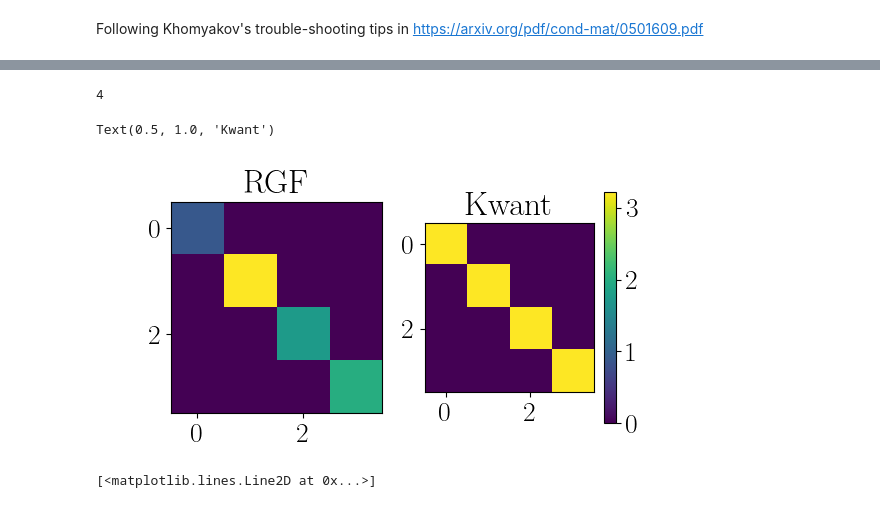
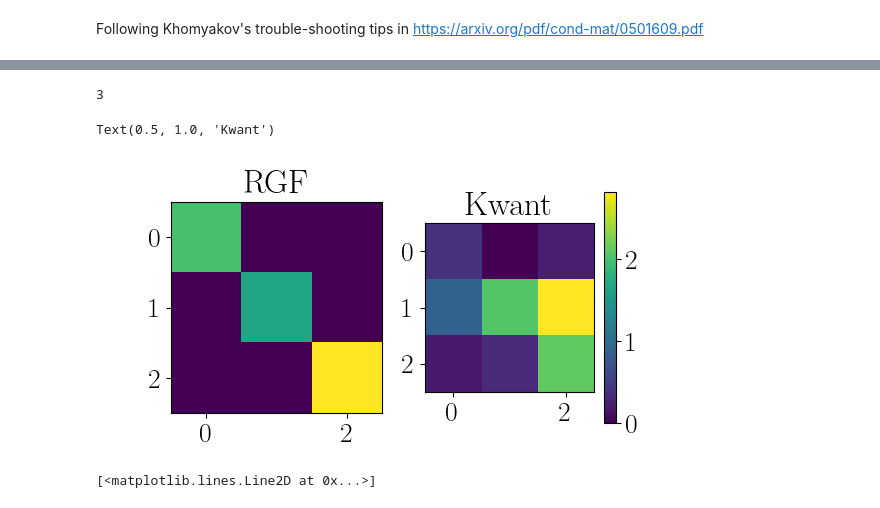
Before and after one commit to krishtoffel99/Josephson-Investigations-Old, a Jupyter notebook: Josephson effect and Supercurrents/diagnostics_2.ipynb, the cells around one changed output, grey strips where cells are left out. Cells and saved outputs as stored; diff of their text form; code cells hidden in the pictures.

Commit message:
Debugging runs

```diff
--- a/Josephson effect and Supercurrents/diagnostics_2.ipynb
+++ b/Josephson effect and Supercurrents/diagnostics_2.ipynb
@@ -49,10 +52,10 @@ params = JosephsonParameters(W = 10 ,
                              t = 1,
                              a = 1 ,
                              flux = 0,
-                             energy = 1.2,
+                             energy = 0.5,
                              Delta = 0,
                              phase = 0,
-                             mu = 1.2,
+                             mu = 0.5,
                             tol = 1e-4)
 # %%
 import scipy
@@ -181,13 +184,13 @@ def compute_transmission_matrix(lead_indices , params):
         H_tildes[: , : , j] = so.h_0(j , params)
 
     # Source term at the left lead:
-    source_term = so.T(slice_left , +1 , params) @(np.linalg.inv(F_pos_left) - np.linalg.inv(F_neg_left))
+    source_term = so.T(slice_left , +1 , params) @ (np.linalg.inv(F_pos_left) - np.linalg.inv(F_neg_left))
 
     # Recursive step:
     G_start = np.linalg.inv(params.energy*np.identity(params.W) - H_start_tilde)
-
     diag_greensfunctions = np.zeros(shape = (params.W , params.W , no_steps))
     off_diag_greensfunctions = np.zeros(shape = (params.W , params.W , no_steps))
+
     # Initial condition:
     diag_greensfunctions[: , : , 0] = G_start
     off_diag_greensfunctions[: , : , 0] = G_start
@@ -195,23 +198,23 @@ def compute_transmission_matrix(lead_indices , params):
     for i in range(no_steps):
         if i > 0:
             matrix = (params.energy*np.identity(params.W)  - H_tildes[: , : , i] -
-                                                        so.T(i , +1 , params) @ diag_greensfunctions[: , : , i-1] @ so.T(i , -1 , params) )
+                            (so.T(i , +1 , params) @ diag_greensfunctions[: , : , i-1] @ so.T(i , -1 , params)) )
             diag_greensfunctions[: , : , i] = np.linalg.inv(matrix)
-            off_diag_greensfunctions[: , : , i] = diag_greensfunctions[: , : , i]@ so.T(i , +1 , params) @ off_diag_greensfunctions[: , : , i-1]
+            off_diag_greensfunctions[: , : , i] = diag_greensfunctions[: , : , i] @ so.T(i , +1 , params) @ off_diag_greensfunctions[: , : , i-1]
 
     U_pos_left = debug_left['U_pos']
     U_pos_right = debug_right['U_neg']
 
-    # Non-physical transmission matrix (inludes matrix elements between evanescent waves too, so not physical):
+    # Non-physical transmission matrix (includes matrix elements between evanescent waves too, so not physical):
     tau = np.linalg.inv(U_pos_right)@off_diag_greensfunctions[: , : , -1]@source_term@U_pos_left
 
     # For the physical transmission matrix, we must compute matrix-elements only between propagating states:
     U_pos_prop_left = debug_left['pos_prop']
-    U_pos_prop_right = debug_right['neg_prop']
+    U_neg_prop_left = debug_left['neg_prop']
+    U_pos_prop_right = debug_right['pos_prop']
 
-    matrix_of_duals_right = np.linalg.pinv(U_pos_prop_right)
+    transmission = np.linalg.pinv(U_pos_prop_right)@ off_diag_greensfunctions[: , : , -1] @ source_term @ U_pos_prop_left
 
-    transmission = matrix_of_duals_right @ off_diag_greensfunctions[: , : , -1] @ source_term @ U_pos_prop_left
     # Normalise with respect to group_velocities of propagating modes in each lead:
     g_vel_left = debug_left['group_velocities'][1]
     g_vel_right = debug_right['group_velocities'][1]
@@ -220,8 +223,8 @@ def compute_transmission_matrix(lead_indices , params):
 
     transmission_normalized = normalisation_matrix * transmission
 
-    debugging = {'m1': tau , 'm2': off_diag_greensfunctions[: , : , -1] @ source_term  , 'm3': matrix_of_duals_right @ U_pos_prop_left ,
-                 'm4': off_diag_greensfunctions[: , : , -1] , 'm5': source_term }
+    debugging = {'m1': tau , 'm2': off_diag_greensfunctions[: , : , -1] @ source_term  , 'm3': np.linalg.pinv(U_pos_prop_right) @ U_pos_prop_left ,
+                 'm4': off_diag_greensfunctions[: , : , -1] , 'm5': source_term , 'm6': (diag_greensfunctions[: , : , 0] @ source_term)}
     return transmission , transmission_normalized, normalisation_matrix,  debugging
 # %%
 lead_indices = [0 , params.L + 1]
@@ -252,36 +259,36 @@ def kwant_comparision(params):
                 syst[lat(i , j) , lat(i , j-1)] = -params.t
 
     lead = kwant.Builder(kwant.TranslationalSymmetry((-params.a , 0)))
     for i in range(params.W):
         lead[lat(0 , i)] = 4*params.t - params.mu
         if i >0:
             lead[lat(0 , i) , lat(0 , i-1) ] = - params.t
         lead[lat(1 , i) , lat(0 , i)] = - params.t
 
     syst.attach_lead(lead)
     syst.attach_lead(lead.reversed())
     syst = syst.finalized()
     return syst
 smatrix = kwant.smatrix(kwant_comparision(params) , energy = params.energy)
 
 num_propagating = smatrix.num_propagating
 
 print(num_propagating(0))
 
-t_block = smatrix.data[smatrix.block_coords(1 , 0)]
+t_block = smatrix.data[smatrix.block_coords(0 , 0)]
 
 fig , ax = plt.subplots(nrows = 1 , ncols = 2)
 fig.set_figheight(3)
 fig.set_figwidth(6)
 im0 = ax[0].imshow(np.abs(norm_trans))
 plt.colorbar(mappable = im0)
 ax[0].set_title(r'RGF')
 im1 = ax[1].imshow(np.abs(t_block))
 ax[1].set_title(r'Kwant')
 # %% [output]
-4
+3
 Text(0.5, 1.0, 'Kwant')
-[figure, old version]
+[figure, new version]
 # %%
 # # Testing conductance calculation:
 # energy_values = np.linspace(0 , 1 , 101)
```
Also changed, not shown: parts of 3 cells of this notebook.
